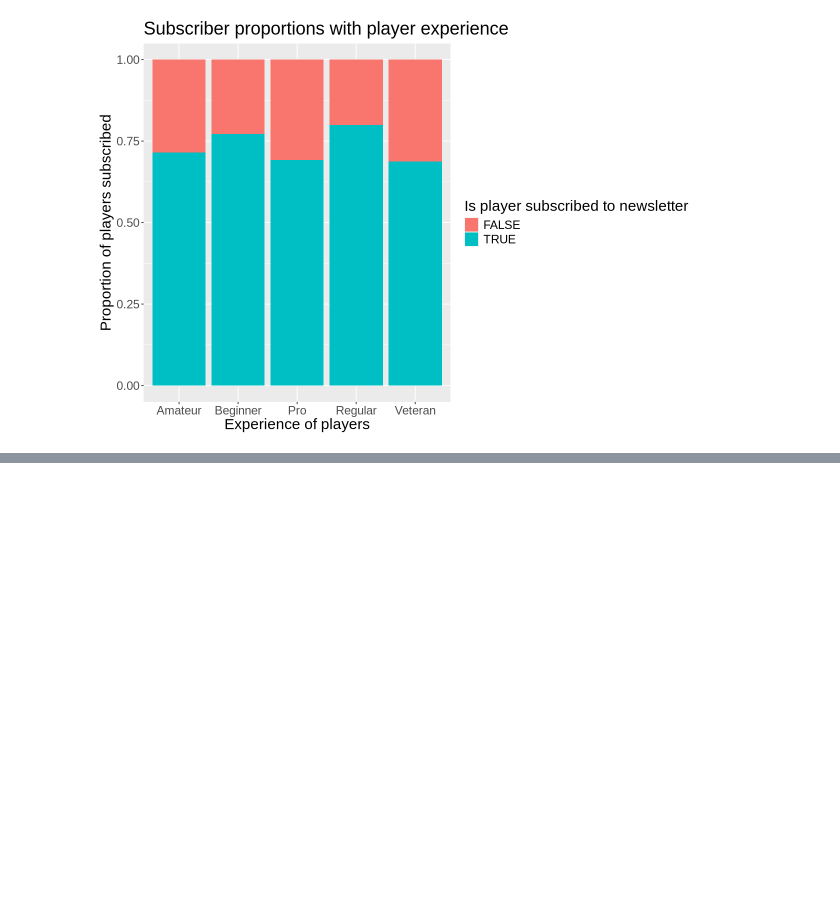
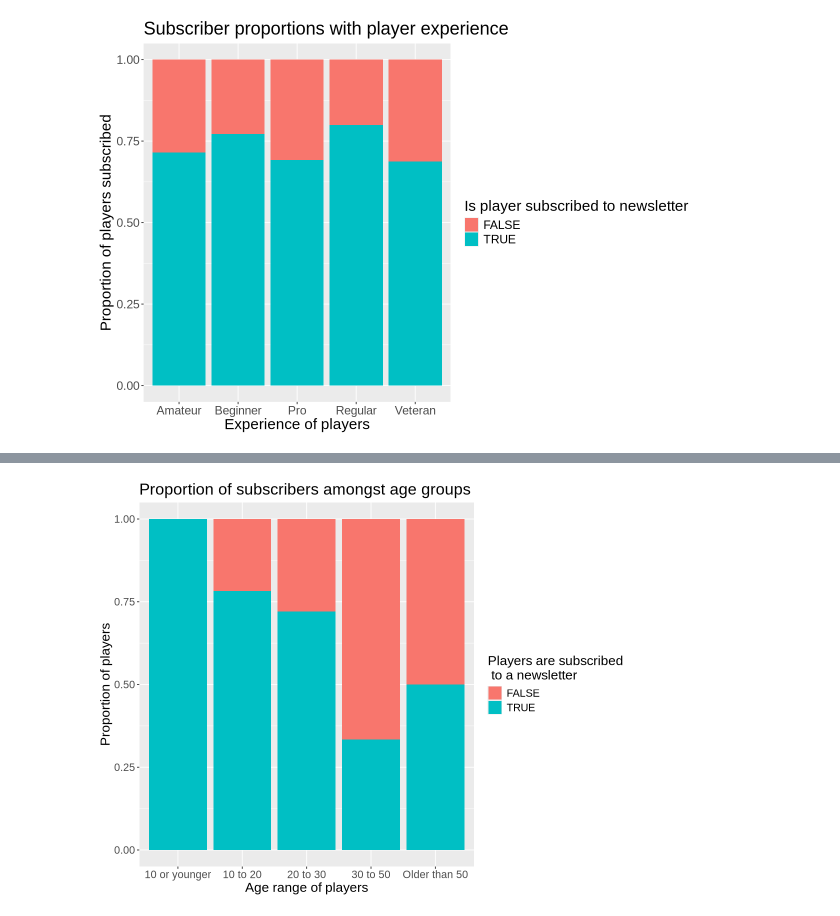
Before and after one commit to sjhillen/DSCI-Group-Project, a Jupyter notebook: Gio_testing.ipynb, the cells around one changed output, grey strips where cells are left out. Cells and saved outputs as stored; diff of their text form; code cells hidden in the pictures; blank space fills up the shorter version.

```diff
--- a/Gio_testing.ipynb
+++ b/Gio_testing.ipynb
@@ -64,0 +83,12 @@ players_age_range_count_plot
+# %%
+options(repr.plot.width = 9, repr.plot.height = 7)
+
+players_age_ranges_propplot <- players_age_ranges_count |>
+    ggplot(aes(x = range, y = n, fill = subscribe)) +
+    geom_bar(stat = 'identity', position = 'fill') +
+    labs(x = "Age range of players", y = "Proportion of players", title = "Proportion of subscribers amongst age groups",
+        fill = "Players are subscribed \n to a newsletter") +
+    theme(text = element_text(size = 16))
+players_age_ranges_propplot
+# %% [output]
+[figure, added]
```
Also changed, not shown: parts of 2 cells of this notebook.
